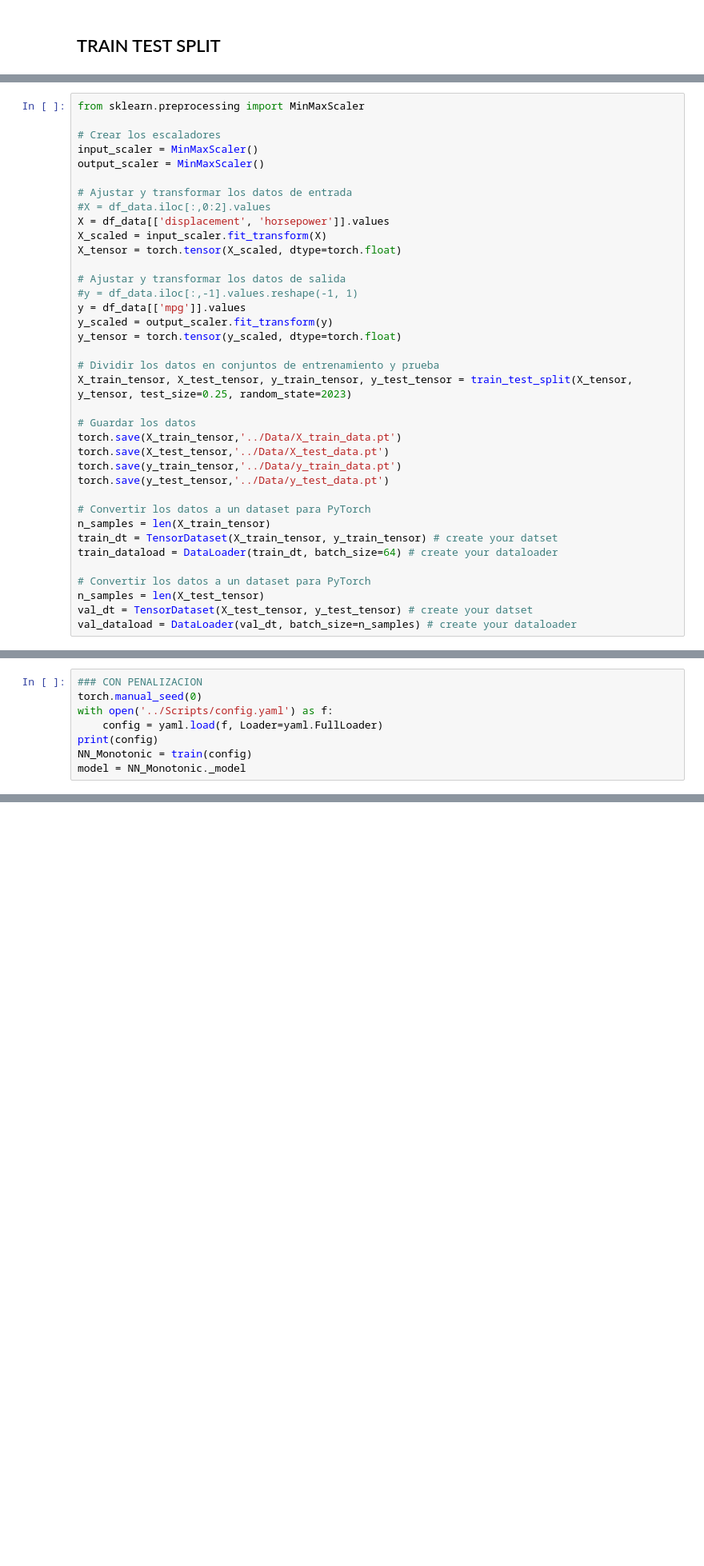
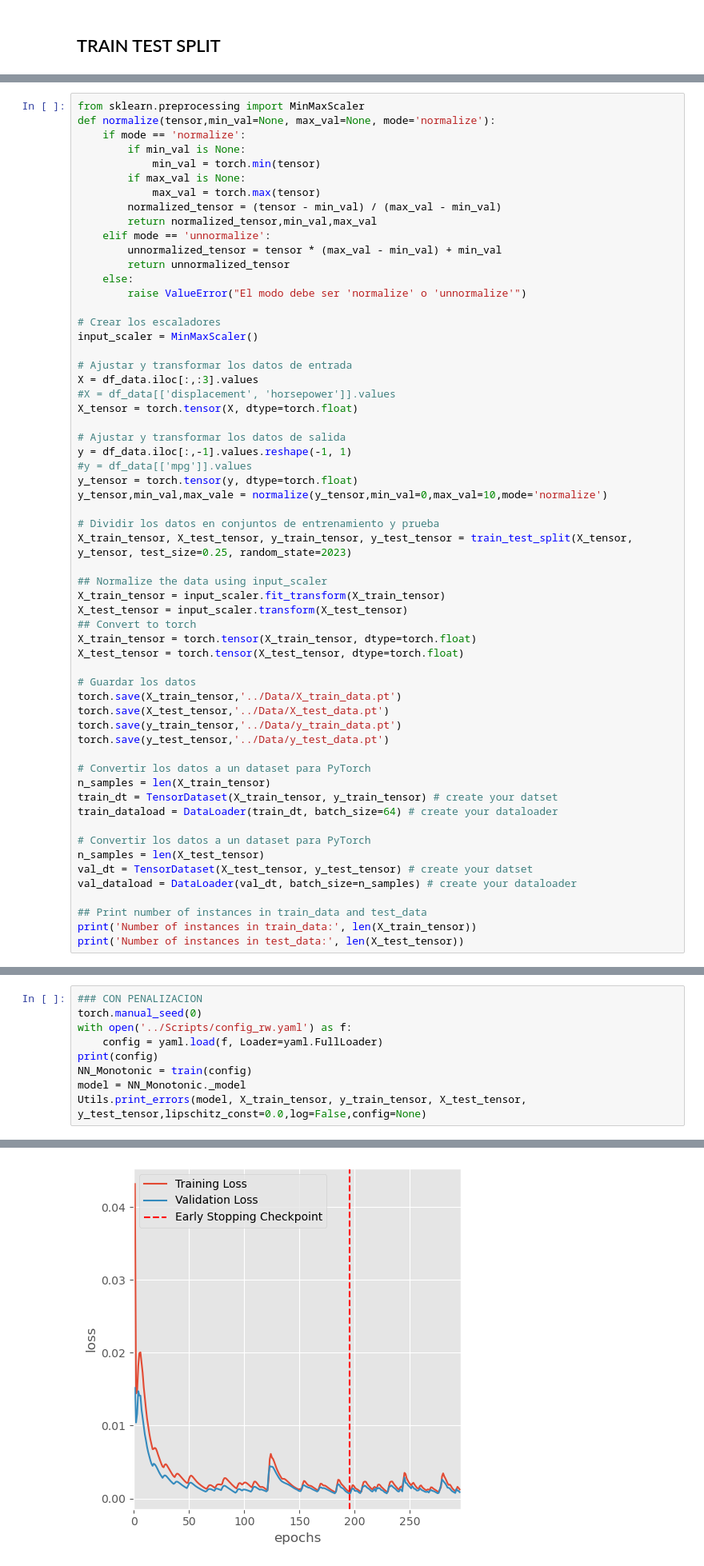
Before and after one commit to alejandropolo/LipschitzNN, a Jupyter notebook: Notebooks/Real_World_App.ipynb, the cells around one changed output, grey strips where cells are left out. Shown at 80% size. Cells and saved outputs as stored; diff of their text form; blank space fills up the shorter version.

```diff
--- a/Notebooks/Real_World_App.ipynb
+++ b/Notebooks/Real_World_App.ipynb
@@ -138,24 +154,42 @@ df_data.head()
 # %%
 from sklearn.preprocessing import MinMaxScaler
+def normalize(tensor,min_val=None, max_val=None, mode='normalize'):
+    if mode == 'normalize':
+        if min_val is None:
+            min_val = torch.min(tensor)
+        if max_val is None:
+            max_val = torch.max(tensor)
+        normalized_tensor = (tensor - min_val) / (max_val - min_val)
+        return normalized_tensor,min_val,max_val
+    elif mode == 'unnormalize':
+        unnormalized_tensor = tensor * (max_val - min_val) + min_val
+        return unnormalized_tensor
+    else:
+        raise ValueError("El modo debe ser 'normalize' o 'unnormalize'")
 
 # Crear los escaladores
 input_scaler = MinMaxScaler()
-output_scaler = MinMaxScaler()
 
 # Ajustar y transformar los datos de entrada
-#X = df_data.iloc[:,0:2].values
-X = df_data[['displacement', 'horsepower']].values
-X_scaled = input_scaler.fit_transform(X)
-X_tensor = torch.tensor(X_scaled, dtype=torch.float)
+X = df_data.iloc[:,:3].values
+#X = df_data[['displacement', 'horsepower']].values
+X_tensor = torch.tensor(X, dtype=torch.float)
 
 # Ajustar y transformar los datos de salida
-#y = df_data.iloc[:,-1].values.reshape(-1, 1)
-y = df_data[['mpg']].values
-y_scaled = output_scaler.fit_transform(y)
-y_tensor = torch.tensor(y_scaled, dtype=torch.float)
+y = df_data.iloc[:,-1].values.reshape(-1, 1)
+#y = df_data[['mpg']].values
+y_tensor = torch.tensor(y, dtype=torch.float)
+y_tensor,min_val,max_vale = normalize(y_tensor,min_val=0,max_val=10,mode='normalize')
 
 # Dividir los datos en conjuntos de entrenamiento y prueba
 X_train_tensor, X_test_tensor, y_train_tensor, y_test_tensor = train_test_split(X_tensor, y_tensor, test_size=0.25, random_state=2023)
+
+## Normalize the data using input_scaler
+X_train_tensor = input_scaler.fit_transform(X_train_tensor)
+X_test_tensor = input_scaler.transform(X_test_tensor)
+## Convert to torch
+X_train_tensor = torch.tensor(X_train_tensor, dtype=torch.float)
+X_test_tensor = torch.tensor(X_test_tensor, dtype=torch.float)
 
 # Guardar los datos
 torch.save(X_train_tensor,'../Data/X_train_data.pt')
@@ -172,3 +206,7 @@ train_dataload = DataLoader(train_dt, batch_size=64) # create your dataloader
 n_samples = len(X_test_tensor)
 val_dt = TensorDataset(X_test_tensor, y_test_tensor) # create your datset
 val_dataload = DataLoader(val_dt, batch_size=n_samples) # create your dataloader
+
+## Print number of instances in train_data and test_data
+print('Number of instances in train_data:', len(X_train_tensor))
+print('Number of instances in test_data:', len(X_test_tensor))
@@ -177,9 +220,10 @@ val_dataload = DataLoader(val_dt, batch_size=n_samples) # create your dataloader
 # %%
 ### CON PENALIZACION
 torch.manual_seed(0)
-with open('../Scripts/config.yaml') as f:
+with open('../Scripts/config_rw.yaml') as f:
     config = yaml.load(f, Loader=yaml.FullLoader)
 print(config)
 NN_Monotonic = train(config)
 model = NN_Monotonic._model
+Utils.print_errors(model, X_train_tensor, y_train_tensor, X_test_tensor, y_test_tensor,lipschitz_const=0.0,log=False,config=None)
 # %% [output]
@@ -202,0 +247 @@ model = NN_Monotonic._model
+[figure, added]
```
Also changed, not shown: parts of 23 cells of this notebook, 1 other file.
